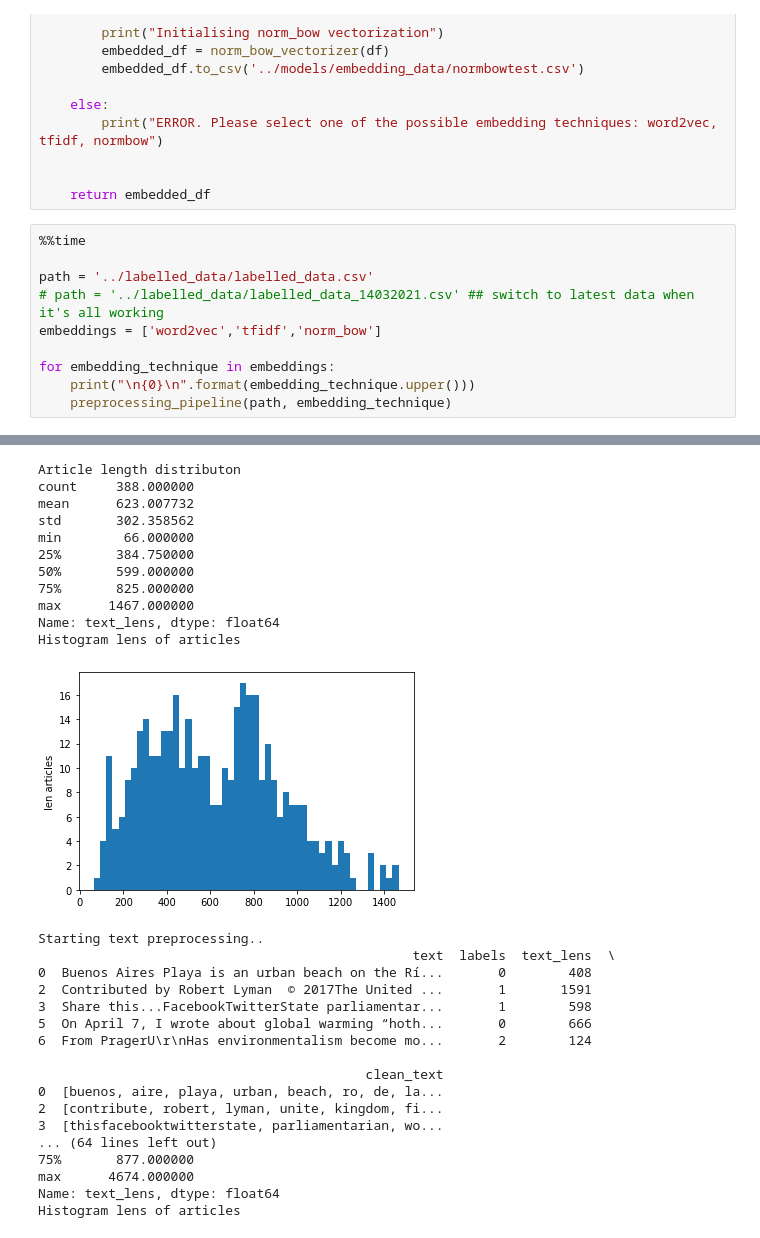
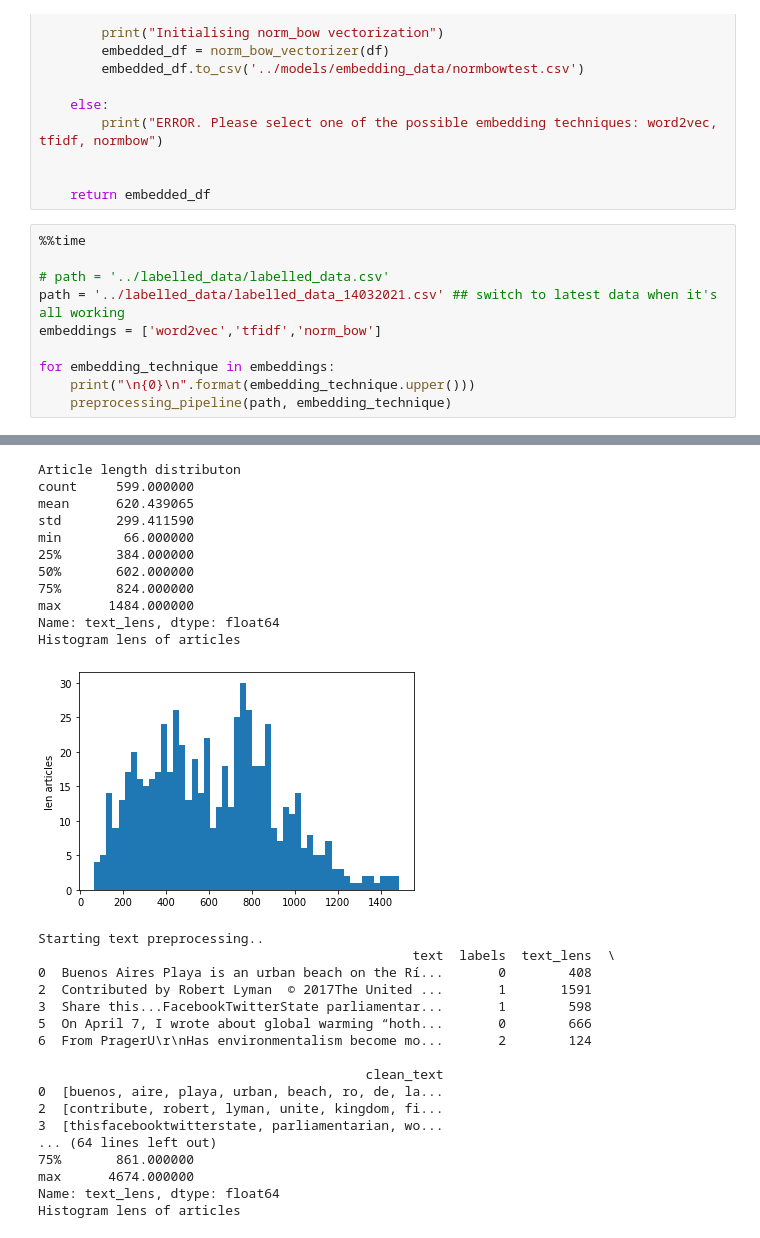
Before and after one commit to ClimateMisinformation/cm-data-science, a Jupyter notebook: text_preprocessing/processing_pipeline.ipynb, the cells around one changed output, grey strips where cells are left out. Saved outputs shown, nothing was run; the diff lists cells and outputs as text.

Commit message:
End-to-end run with labelled_data_14032021.csv
Latest labelled data (628 samples)

```diff
--- a/text_preprocessing/processing_pipeline.ipynb
+++ b/text_preprocessing/processing_pipeline.ipynb
@@ -55,8 +55,8 @@ def embedding(df, embedding_technique):
 # %%
 %%time
 
-path = '../labelled_data/labelled_data.csv'
-# path = '../labelled_data/labelled_data_14032021.csv' ## switch to latest data when it's all working
+# path = '../labelled_data/labelled_data.csv'
+path = '../labelled_data/labelled_data_14032021.csv' ## switch to latest data when it's all working
 embeddings = ['word2vec','tfidf','norm_bow']
 
 for embedding_technique in embeddings:
@@ -84,15 +84,15 @@ Histogram lens of articles
 Article length distributon
-count     388.000000
-mean      623.007732
-std       302.358562
+count     599.000000
+mean      620.439065
+std       299.411590
 min        66.000000
-25%       384.750000
-50%       599.000000
-75%       825.000000
-max      1467.000000
+25%       384.000000
+50%       602.000000
+75%       824.000000
+max      1484.000000
 Name: text_lens, dtype: float64
 Histogram lens of articles
-[figure, old version]
+[figure, new version]
 Starting text preprocessing..
                                                 text  labels  text_lens  \
 0  Buenos Aires Playa is an urban beach on the Rí...       0        408
@@ -106,7 +106,7 @@ Starting text preprocessing..
 2  [contribute, robert, lyman, unite, kingdom, fi...
 3  [thisfacebooktwitterstate, parliamentarian, wo...
 ... (64 lines left out)
-75%       877.000000
+75%       861.000000
 max      4674.000000
 Name: text_lens, dtype: float64
 Histogram lens of articles
```
Also changed, not shown: parts of 1 cell of this notebook, 7 other files.
